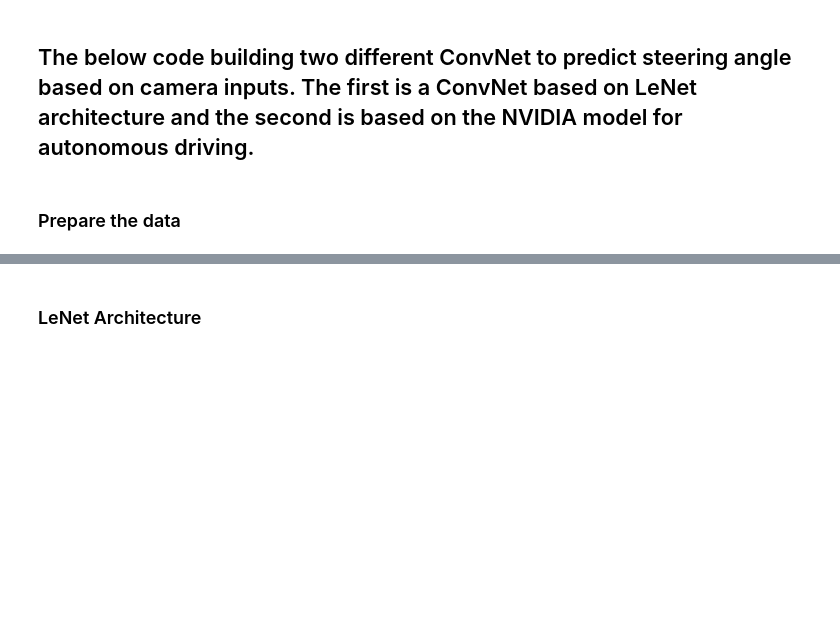
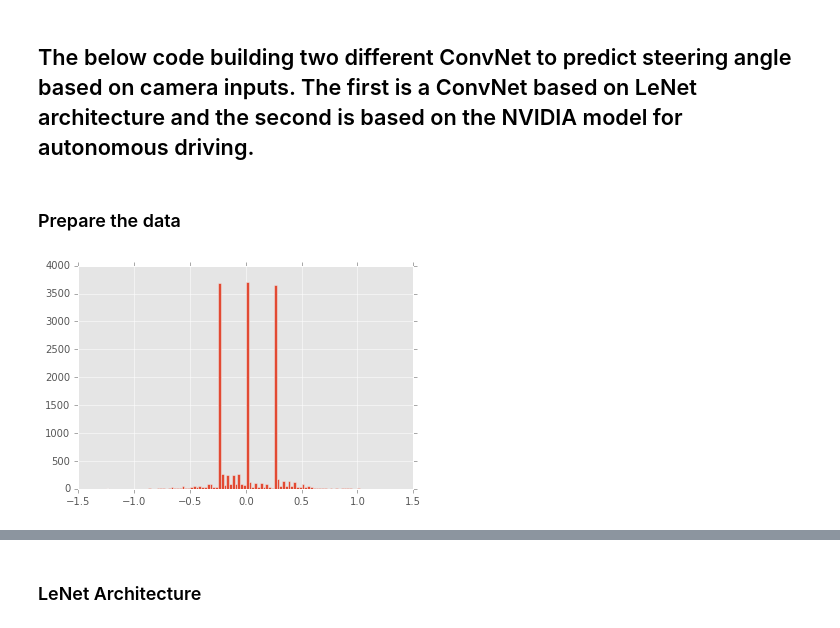
Before and after one commit to nandakishorkoka/Behavioural-Cloning, a Jupyter notebook: training.ipynb, the cells around one changed output, grey strips where cells are left out. Cells and saved outputs as stored; diff of their text form; code cells hidden in the pictures; blank space fills up the shorter version.

```diff
--- a/training.ipynb
+++ b/training.ipynb
@@ -2,5 +2,9 @@
 # Self-Driving Car ND : P3 - Behavioural Cloning
 # %% [markdown]
 ## The below code building two different ConvNet to predict steering angle based on camera inputs. The first is a ConvNet based on LeNet architecture and the second is based on the NVIDIA model for autonomous driving.
+# %%
+import matplotlib.pyplot as plt
+%matplotlib inline
+plt.style.use('ggplot')
 # %% [markdown]
 ### Prepare the data
@@ -6,0 +16,32 @@
+# %%
+import csv
+import cv2
+import numpy as np
+
+paths = ['data/', 'data2/', 'data3/']
+filenames = []
+measurements = []
+for path in paths:
+    image_path = path + 'IMG/'
+    ids = []
+    with open(path + 'driving_log.csv') as csvfile:
+        reader = csv.reader(csvfile)
+        for line in reader:
+
+            correction = 0.25
+            steering = line[3]
+            measurement = float(steering)
+            center_img = line[0].split('/')[-1]
+            left_img = line[1].split('/')[-1]
+            right_img = line[2].split('/')[-1]
+
+            filenames.extend([image_path + center_img, image_path + left_img, image_path + right_img])
+            measurements.extend([measurement, -(measurement + correction), -(measurement - correction)])
+
+x = np.array(range(0, len(filenames)))
+y = np.array(measurements)
+# %%
+plt.hist(y, bins=100)
+plt.show()
+# %% [output]
+[figure, added]
```
Also changed, not shown: parts of 14 cells of this notebook, 2 other files.
